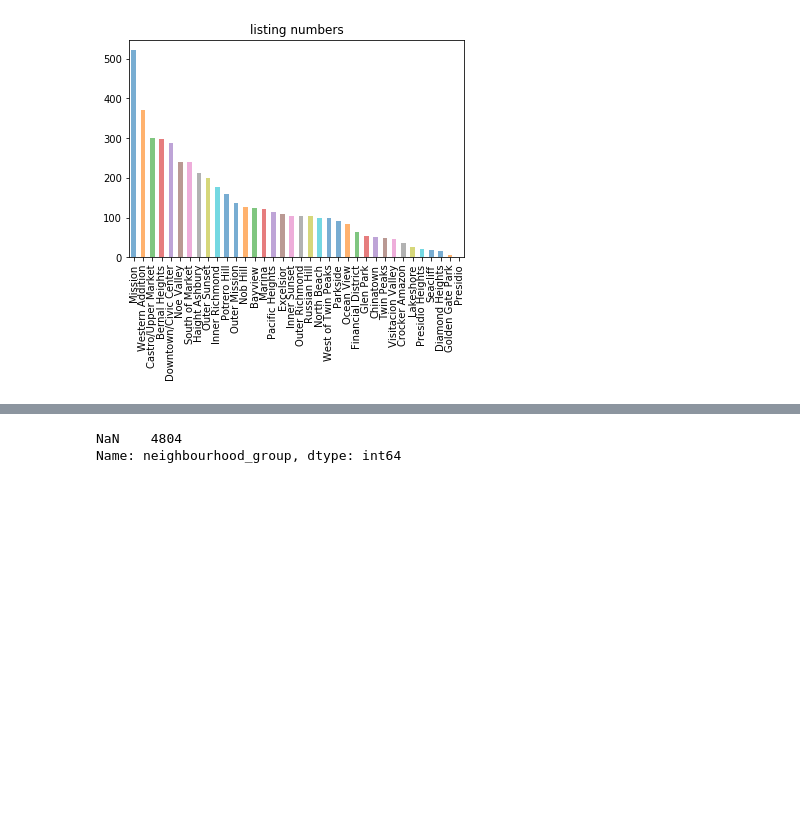
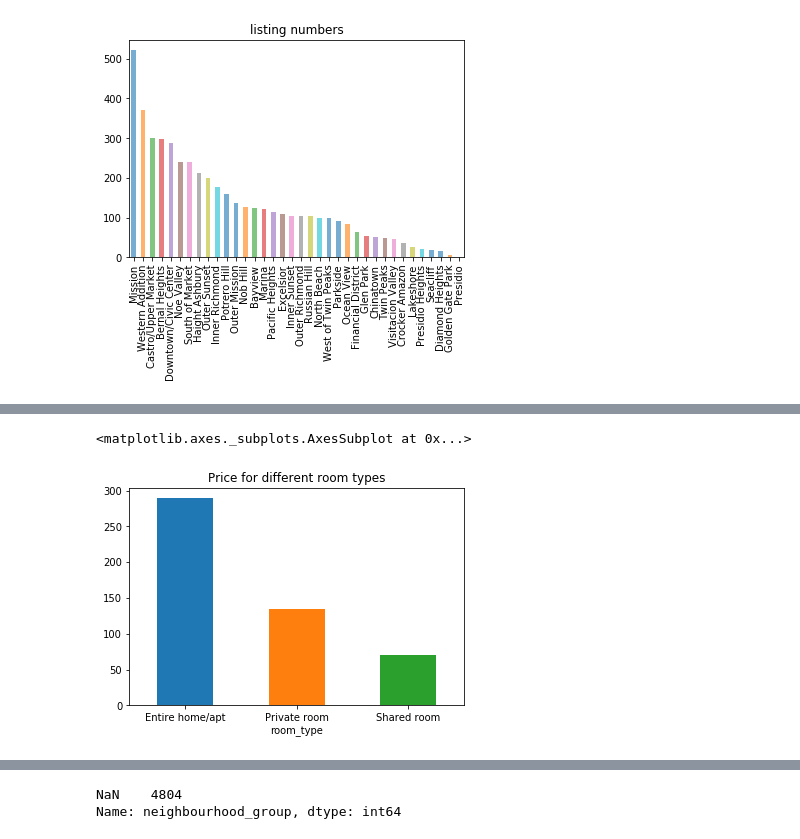
Before and after one commit to forheart81/Data-Science, a Jupyter notebook: SF_Airbnb_Capstone1.ipynb, the cells around one changed output, grey strips where cells are left out. Saved outputs shown, nothing was run; the diff lists cells and outputs as text; code cells hidden in the pictures; blank space fills up the shorter version.

```diff
--- a/SF_Airbnb_Capstone1.ipynb
+++ b/SF_Airbnb_Capstone1.ipynb
@@ -48,0 +72,6 @@ df_roomtype.plot(kind='bar',rot=0)
+# %%
+df.groupby('room_type')['price'].mean().plot(kind='bar', title = 'Price for different room types', rot=0)
+# Conclusion: The price for entire homes is highest, and price for shared rooms is lowest.
+# %% [output]
+<matplotlib.axes._subplots.AxesSubplot at 0x...>
+[figure, added]
```
Also changed, not shown: parts of 44 cells of this notebook.
